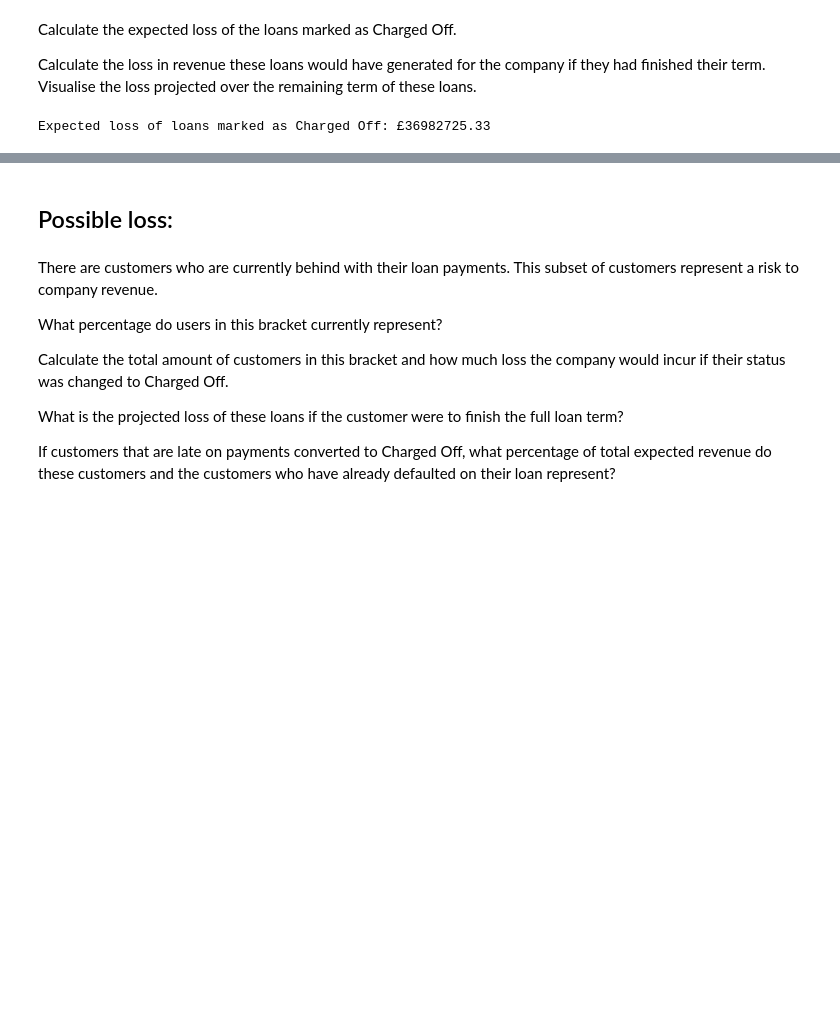
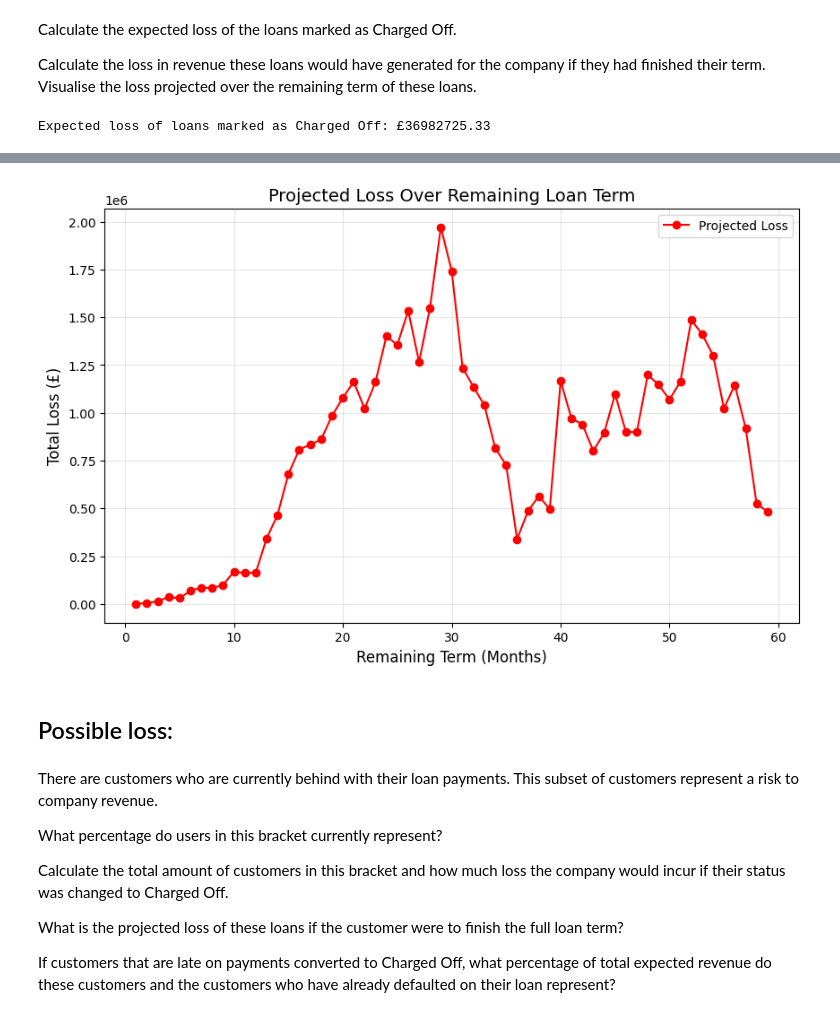
Before and after one commit to hollymorrris/exploratory-data-analysis---customer-loans-in-finance994, a Jupyter notebook: analysis_and_visualisation.ipynb, the cells around one changed output, grey strips where cells are left out. Saved outputs shown, nothing was run; the diff lists cells and outputs as text; code cells hidden in the pictures; blank space fills up the shorter version.

```diff
--- a/analysis_and_visualisation.ipynb
+++ b/analysis_and_visualisation.ipynb
@@ -173,3 +125,22 @@ monthly_loss = charged_off_revenue_loss / charged_off_months_left
+# %%
+df['months_paid_to_date'] = (df['last_payment_date'] - df['issue_date']).dt.days // 30 # Calculate loan's term paid to date
+df['months_left'] = df['term'] - df['months_paid_to_date'] # Calculate remaining term of loan
+df = df[df['months_left'] > 0]
+
+charged_off_loans = df[df['loan_status'] == 'Charged Off'] # Filter loans for Charged Off from transformed dataframe
+
+aggregated_loss = df[df['loan_status'] == 'Charged Off'].groupby('months_left')['loan_revenue'].sum() # Group charged_off_remaining_months by months_left and sum loan losses
+
+plt.figure(figsize=(10, 6))
+plt.plot(aggregated_loss.index, aggregated_loss.values, marker='o', color='red', label='Projected Loss')
+plt.title("Projected Loss Over Remaining Loan Term", fontsize=14)
+plt.xlabel("Remaining Term (Months)", fontsize=12)
+plt.ylabel("Total Loss (£)", fontsize=12)
+plt.grid(alpha=0.3)
+plt.legend()
+plt.show()
+# %% [output]
+[figure, added]
 # %% [markdown]
 ## Possible loss:
 # %% [markdown]
```
Also changed, not shown: parts of 29 cells of this notebook.
